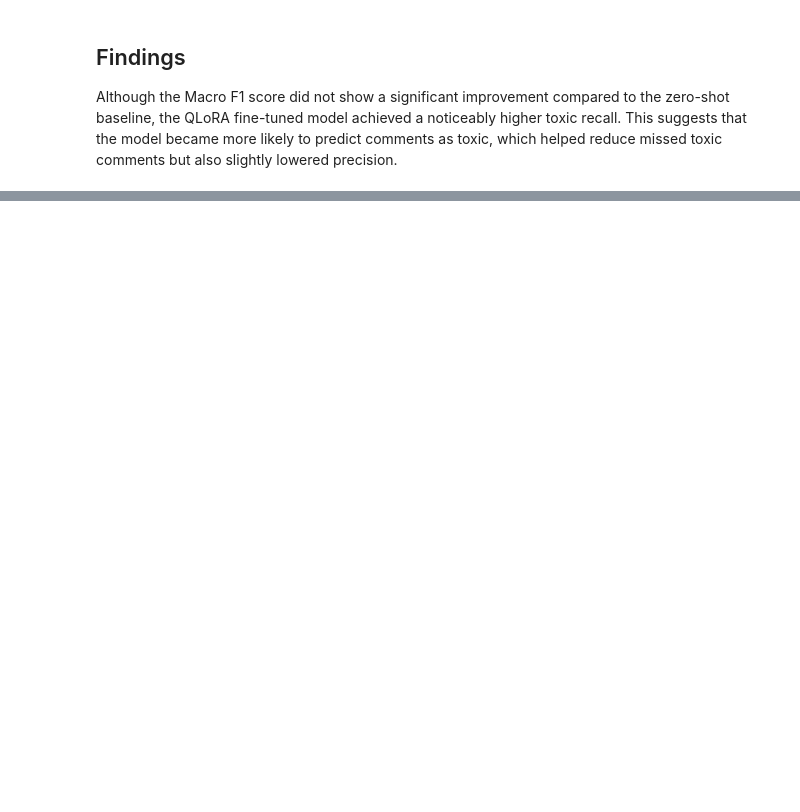
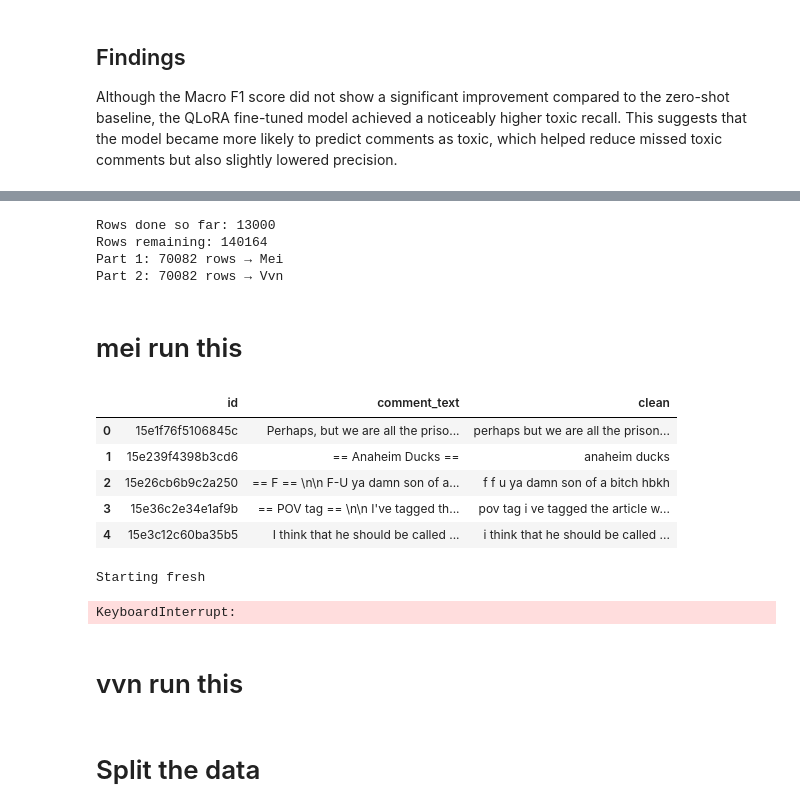
Before and after one commit to meiw02/LLM_project, a Jupyter notebook: project.ipynb, the cells around one changed output, grey strips where cells are left out. Saved outputs shown, nothing was run; the diff lists cells and outputs as text; code cells hidden in the pictures; blank space fills up the shorter version.

Commit message:
split data

```diff
--- a/project.ipynb
+++ b/project.ipynb
@@ -1137,0 +1149,63 @@ Although the Macro F1 score did not show a significant improvement compared to t
+# %%
+done_df = pd.read_csv('test_predictions_acutal.csv')
+print(f"Rows done so far: {len(done_df)}")
+
+# Get remaining rows
+remaining = test_df[~test_df['id'].isin(done_df['id'])].reset_index(drop=True)
+print(f"Rows remaining: {len(remaining)}")
+
+# Split remaining in half
+half = len(remaining) // 2
+part1 = remaining.iloc[:half].reset_index(drop=True)
+part2 = remaining.iloc[half:].reset_index(drop=True)
+
+part1.to_csv('test_part1.csv', index=False)
+part2.to_csv('test_part2.csv', index=False)
+
+print(f"Part 1: {len(part1)} rows → Mei")
+print(f"Part 2: {len(part2)} rows → Vvn")
+# %% [output]
+Rows done so far: 13000
+Rows remaining: 140164
+Part 1: 70082 rows → Mei
+Part 2: 70082 rows → Vvn
+# %% [markdown]
+# mei run this
+# %%
+df = pd.read_csv('test_part1.csv')
+df['clean'] = df['comment_text'].apply(clean_text)
+df.head()
+# %% [output]
+|  | id | comment_text | clean |
+| 0 | 15e1f76f5106845c | Perhaps, but we are all the priso... | perhaps but we are all the prison... |
+| 1 | 15e239f4398b3cd6 | == Anaheim Ducks == | anaheim ducks |
+| 2 | 15e26cb6b9c2a250 | == F == \n\n F-U ya damn son of a... | f f u ya damn son of a bitch hbkh |
+| 3 | 15e36c2e34e1af9b | == POV tag == \n\n I've tagged th... | pov tag i ve tagged the article w... |
+| 4 | 15e3c12c60ba35b5 | I think that he should be called ... | i think that he should be called ... |
+# %%
+import os
+
+CHUNK_SIZE = 1000
+output_file = 'test_part1_predictions.csv'
+
+if os.path.exists(output_file):
+    done_df = pd.read_csv(output_file)
+    start_idx = len(done_df)
+    print(f"Resuming from index {start_idx}")
+else:
+    start_idx = 0
+    print("Starting fresh")
+
+for start in tqdm(range(start_idx, len(df), CHUNK_SIZE)):
+    chunk = df.iloc[start : start + CHUNK_SIZE]
+    preds = [qlora_predict(text, best_qlora, tokenizer) for text in chunk["comment_text"]]
+    chunk = chunk.copy()
+    chunk["qlora_pred"] = preds
+    chunk.to_csv(output_file, mode='a', header=(start == 0), index=False)
+
+print("Done!")
+# %% [output]
+Starting fresh
+KeyboardInterrupt:
+# %% [markdown]
+# vvn run this
@@ -1137,0 +1238,2 @@ Although the Macro F1 score did not show a significant improvement compared to t
+# %% [markdown]
+# Split the data
```
Also changed, not shown: parts of 21 cells of this notebook, 2 other files.
